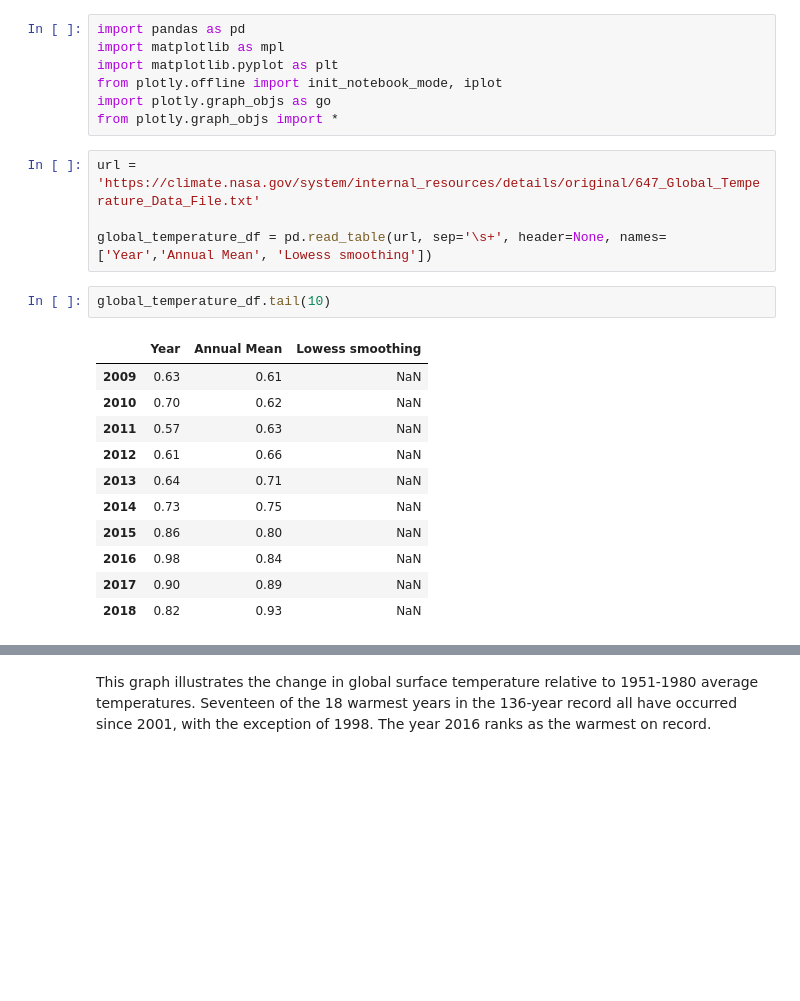
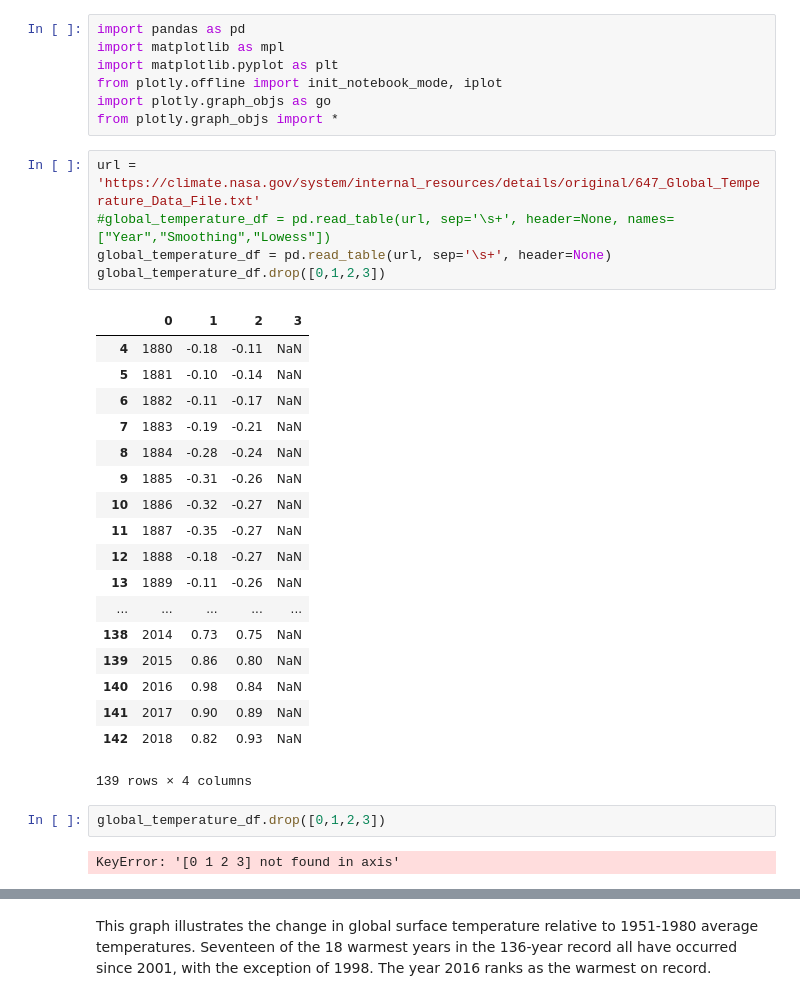
Before and after one commit to callysto/callysto-sample-notebooks, a Jupyter notebook: notebooks/Science/Climate Change.ipynb, the cells around one changed output, grey strips where cells are left out. Drawn from its saved outputs; the diff is of its cells as text; blank space fills up the shorter version.

```diff
--- a/notebooks/Science/Climate Change.ipynb
+++ b/notebooks/Science/Climate Change.ipynb
@@ -64,22 +64,32 @@ import plotly.graph_objs as go
 from plotly.graph_objs import *
 # %%
 url = 'https://climate.nasa.gov/system/internal_resources/details/original/647_Global_Temperature_Data_File.txt'
-
-global_temperature_df = pd.read_table(url, sep='\s+', header=None, names=['Year','Annual Mean', 'Lowess smoothing'])
+#global_temperature_df = pd.read_table(url, sep='\s+', header=None, names=["Year","Smoothing","Lowess"])
+global_temperature_df = pd.read_table(url, sep='\s+', header=None)
+global_temperature_df.drop([0,1,2,3])
+# %% [output]
+|  | 0 | 1 | 2 | 3 |
+| 4 | 1880 | -0.18 | -0.11 | NaN |
+| 5 | 1881 | -0.10 | -0.14 | NaN |
+| 6 | 1882 | -0.11 | -0.17 | NaN |
+| 7 | 1883 | -0.19 | -0.21 | NaN |
+| 8 | 1884 | -0.28 | -0.24 | NaN |
+| 9 | 1885 | -0.31 | -0.26 | NaN |
+| 10 | 1886 | -0.32 | -0.27 | NaN |
+| 11 | 1887 | -0.35 | -0.27 | NaN |
+| 12 | 1888 | -0.18 | -0.27 | NaN |
+| 13 | 1889 | -0.11 | -0.26 | NaN |
+| ... | ... | ... | ... | ... |
+| 138 | 2014 | 0.73 | 0.75 | NaN |
+| 139 | 2015 | 0.86 | 0.80 | NaN |
+| 140 | 2016 | 0.98 | 0.84 | NaN |
+| 141 | 2017 | 0.90 | 0.89 | NaN |
+| 142 | 2018 | 0.82 | 0.93 | NaN |
+139 rows × 4 columns
-# %%
-global_temperature_df.tail(10)
-# %% [output]
-|  | Year | Annual Mean | Lowess smoothing |
-| 2009 | 0.63 | 0.61 | NaN |
-| 2010 | 0.70 | 0.62 | NaN |
-| 2011 | 0.57 | 0.63 | NaN |
-| 2012 | 0.61 | 0.66 | NaN |
-| 2013 | 0.64 | 0.71 | NaN |
-| 2014 | 0.73 | 0.75 | NaN |
-| 2015 | 0.86 | 0.80 | NaN |
-| 2016 | 0.98 | 0.84 | NaN |
-| 2017 | 0.90 | 0.89 | NaN |
-| 2018 | 0.82 | 0.93 | NaN |
+# %%
+global_temperature_df.drop([0,1,2,3])
+# %% [output]
+KeyError: '[0 1 2 3] not found in axis'
 # %%
 init_notebook_mode(connected=True)
 
```
Also changed, not shown: parts of 8 cells of this notebook, 4 other files.
